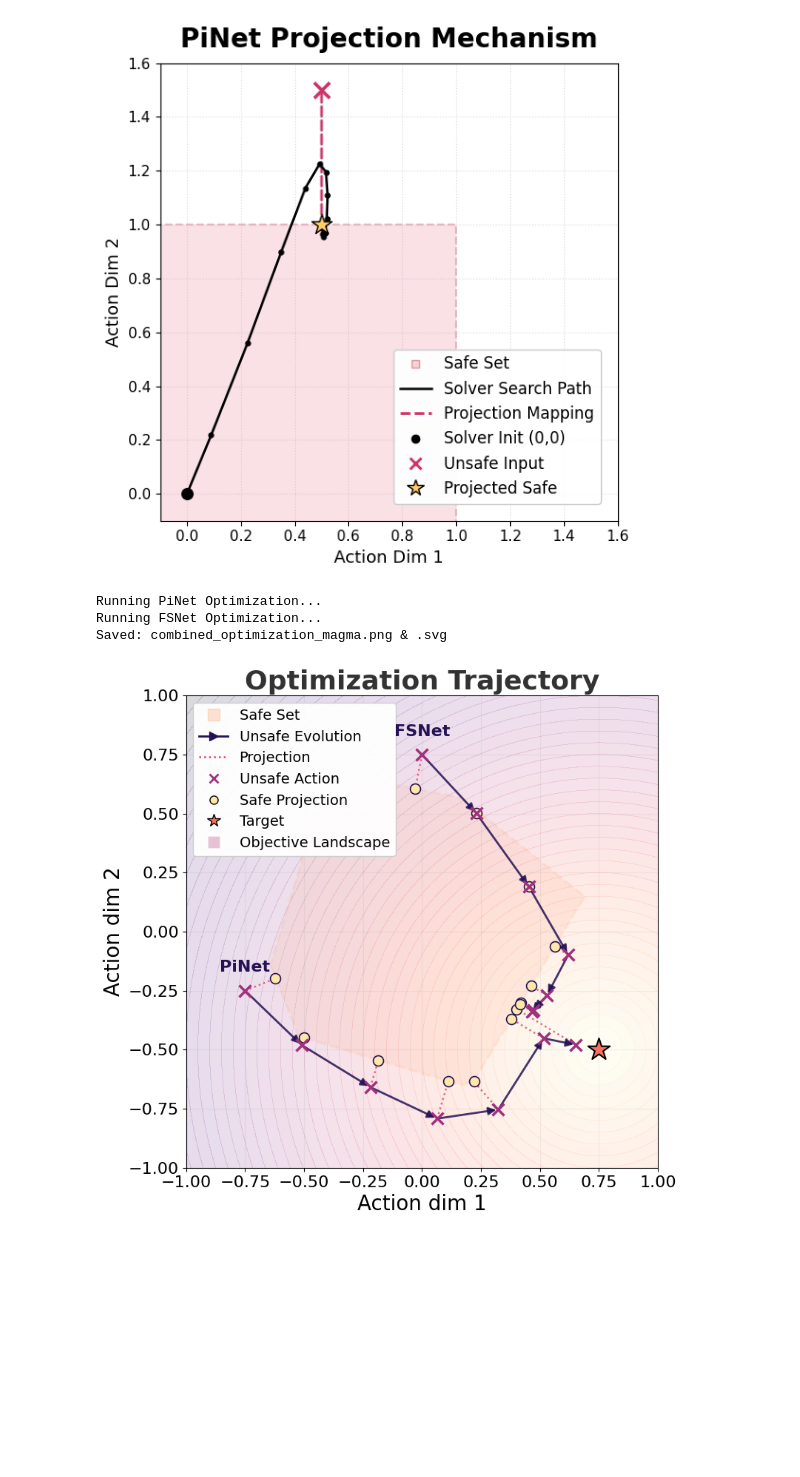
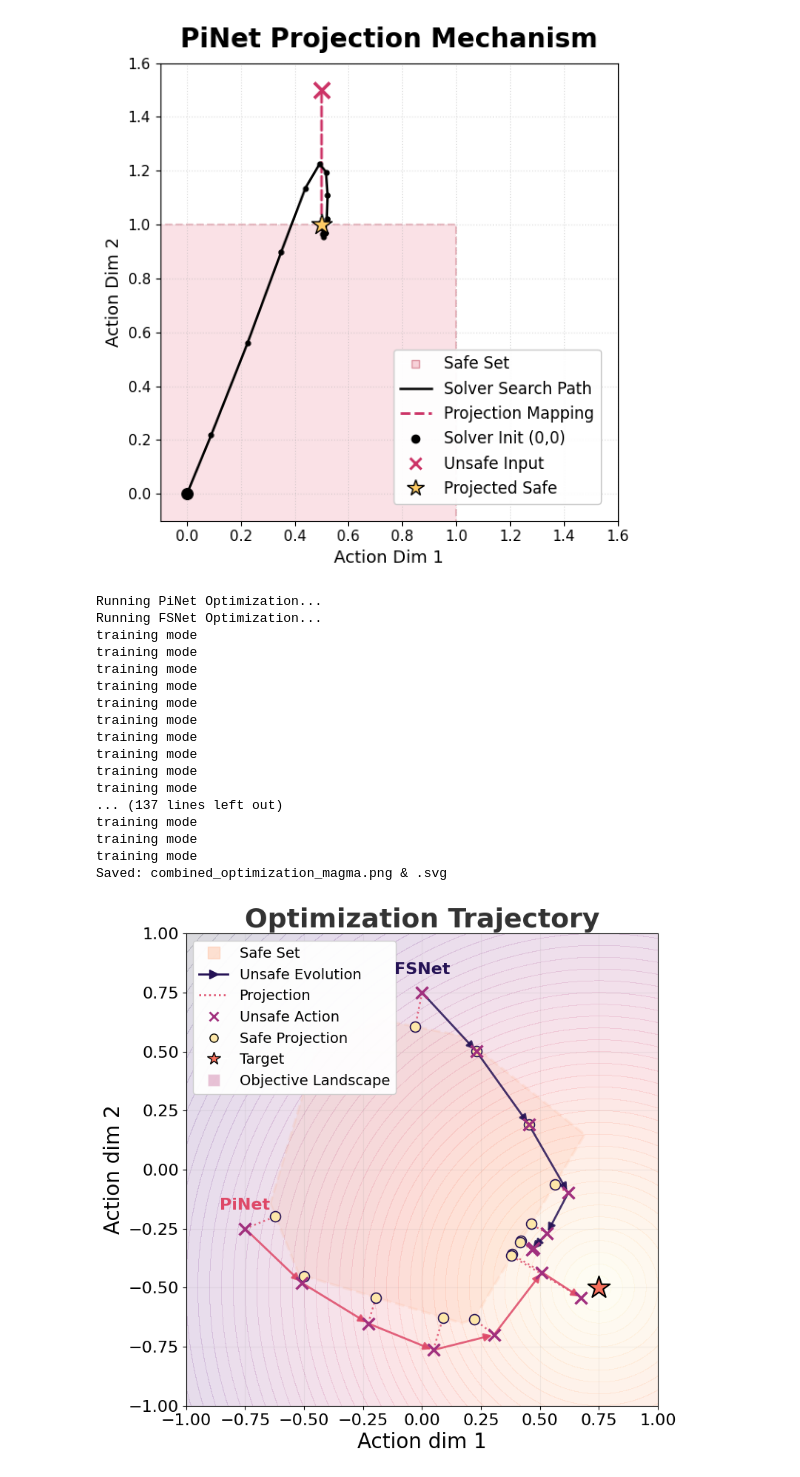
Before and after one commit to DarthIV02/SafeGBPO, a Jupyter notebook: practical_archive_ws2026/practical_ws_2026.ipynb, the cells around one changed output. Saved outputs shown, nothing was run; the diff lists cells and outputs as text; code cells hidden in the pictures; blank space fills up the shorter version.

Commit message:
Created visualization for the agent

```diff
--- a/practical_archive_ws2026/practical_ws_2026.ipynb
+++ b/practical_archive_ws2026/practical_ws_2026.ipynb
@@ -271,7 +271,7 @@ sns.lineplot(
 
 ax1.set_xlim(first_step, last_step)
 ax1.set_ylabel("Steps per second", fontsize=18)
-ax1.set_title("Average Training Steps per Second", fontsize=20, pad=8)
+ax1.set_title("Training Speed", fontsize=20, pad=8)
 ax1.grid(True)
 
 # Remove legend from top plot (we'll use bottom one)
@@ -292,7 +292,7 @@ sns.lineplot(
 ax2.set_xlim(first_step, last_step)
 ax2.set_xlabel("Steps", fontsize=18)
 ax2.set_ylabel("Reward", fontsize=18)
-ax2.set_title("Average Reward per Safeguard", fontsize=20, pad=8)
+ax2.set_title("Agent Performance", fontsize=20, pad=8)
 ax2.grid(True)
 
 # Scientific notation for shared x-axis
@@ -1038,6 +1038,7 @@ def plot_combined_results(pinet_data, fsnet_data, target, env):
 
     cmap = plt.get_cmap('magma')
     c_path_dark  = cmap(0.15)
+    c_path_dark_2= cmap(0.60)
     c_unsafe_pt  = cmap(0.45)
     c_proj_link  = cmap(0.60)
     c_safe_set   = cmap(0.80)
@@ -1065,8 +1066,12 @@ def plot_combined_results(pinet_data, fsnet_data, target, env):
         # Label near start point
         if len(u_traj) > 0:
             start_pt = u_traj[0]
+            if label_text == "FSNet":
+                color = c_path_dark
+            else:
+                color = c_path_dark_2
             ax.text(start_pt[0], start_pt[1] + 0.08, label_text,
-                    fontsize=16, fontweight='bold', color=c_path_dark,
+                    fontsize=16, fontweight='bold', color=color,
                     ha='center', zorder=20)
 
         for k, i in enumerate(indices):
@@ -1080,7 +1085,7 @@ def plot_combined_results(pinet_data, fsnet_data, target, env):
                     posA=u, posB=u_next,
                     arrowstyle='-|>,head_length=6,head_width=3',
                     connectionstyle="arc3,rad=0",
-                    color=c_path_dark, lw=2, alpha=0.85, zorder=3
+                    color=color, lw=2, alpha=0.85, zorder=3
                 )
                 ax.add_patch(arrow)
 
@@ -1128,31 +1133,45 @@ def plot_combined_results(pinet_data, fsnet_data, target, env):
         Line2D([0], [0], marker='s', color='w', markerfacecolor=cmap(0.5),
                alpha=0.3, markersize=12, label='Objective Landscape'),
     ]
 
     # --- FIX: Changed loc to 'upper left' ---
     ax.legend(handles=legend_elements, loc='upper left', framealpha=0.95, fontsize=14)
 
     plt.tight_layout()
     plt.savefig("combined_optimization_magma.png", dpi=300, bbox_inches='tight')
     plt.savefig("combined_optimization_magma.svg", bbox_inches='tight')
     print("Saved: combined_optimization_magma.png & .svg")
     plt.show()
 
 # ==========================================
 # Run Main
 # ==========================================
 if __name__ == "__main__":
     env = ComplexPolytopeEnv()
     target = torch.tensor([[0.75, -0.50]], dtype=torch.float32, device=env.device)
 
     # Run Both Optimizations
     pinet_res = run_pinet_optimization(env, target)
     fsnet_res = run_fsnet_optimization(env, target)
 
     # Plot Combined
     plot_combined_results(pinet_res, fsnet_res, target.cpu().numpy()[0], env)
 # %% [output]
 Running PiNet Optimization...
 Running FSNet Optimization...
+training mode
+training mode
+training mode
+training mode
+training mode
+training mode
+training mode
+training mode
+training mode
+training mode
+... (137 lines left out)
+training mode
+training mode
+training mode
 Saved: combined_optimization_magma.png & .svg
-[figure, old version]
+[figure, new version]
```
Also changed, not shown: parts of 2 cells of this notebook.
